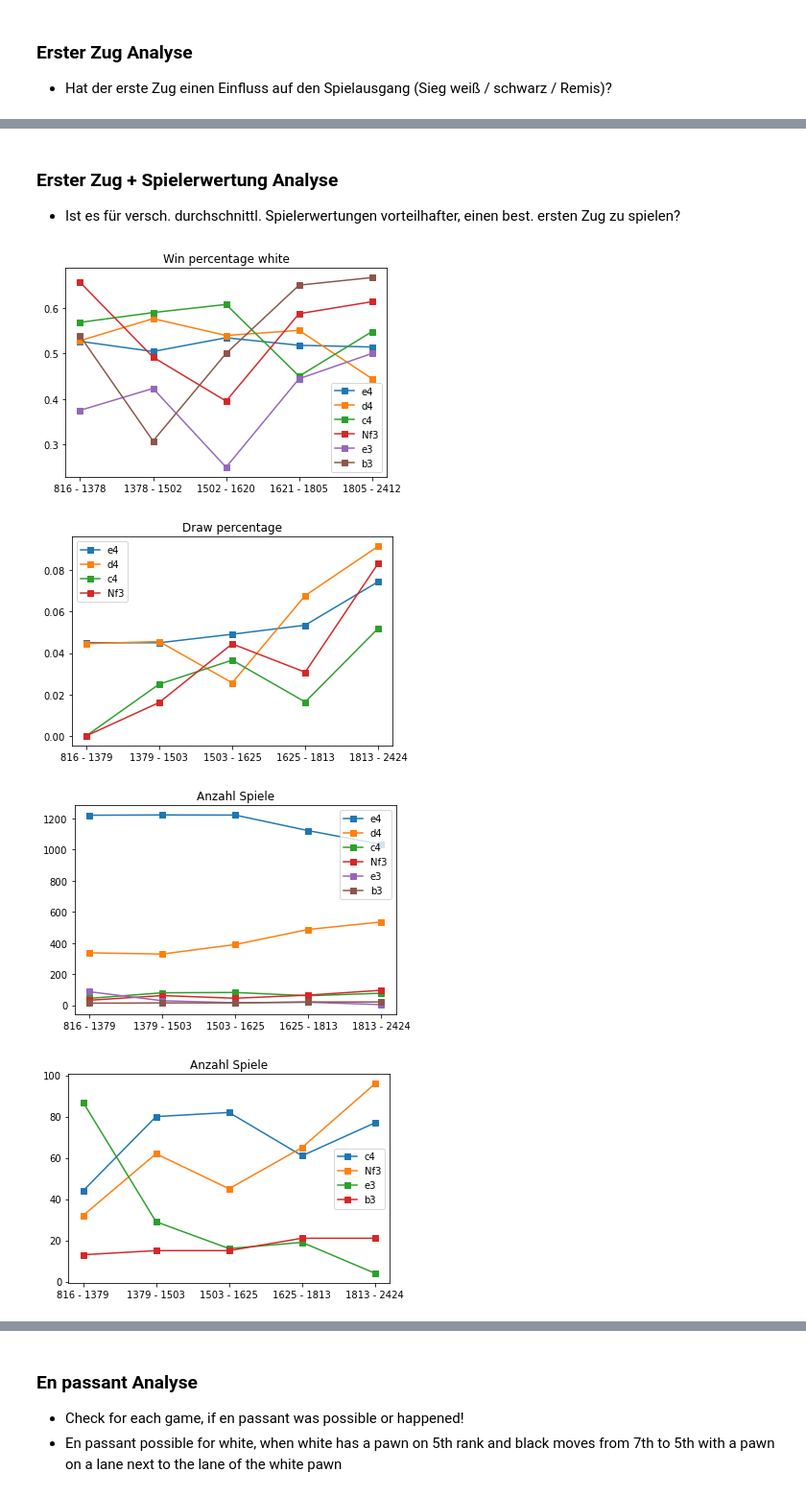
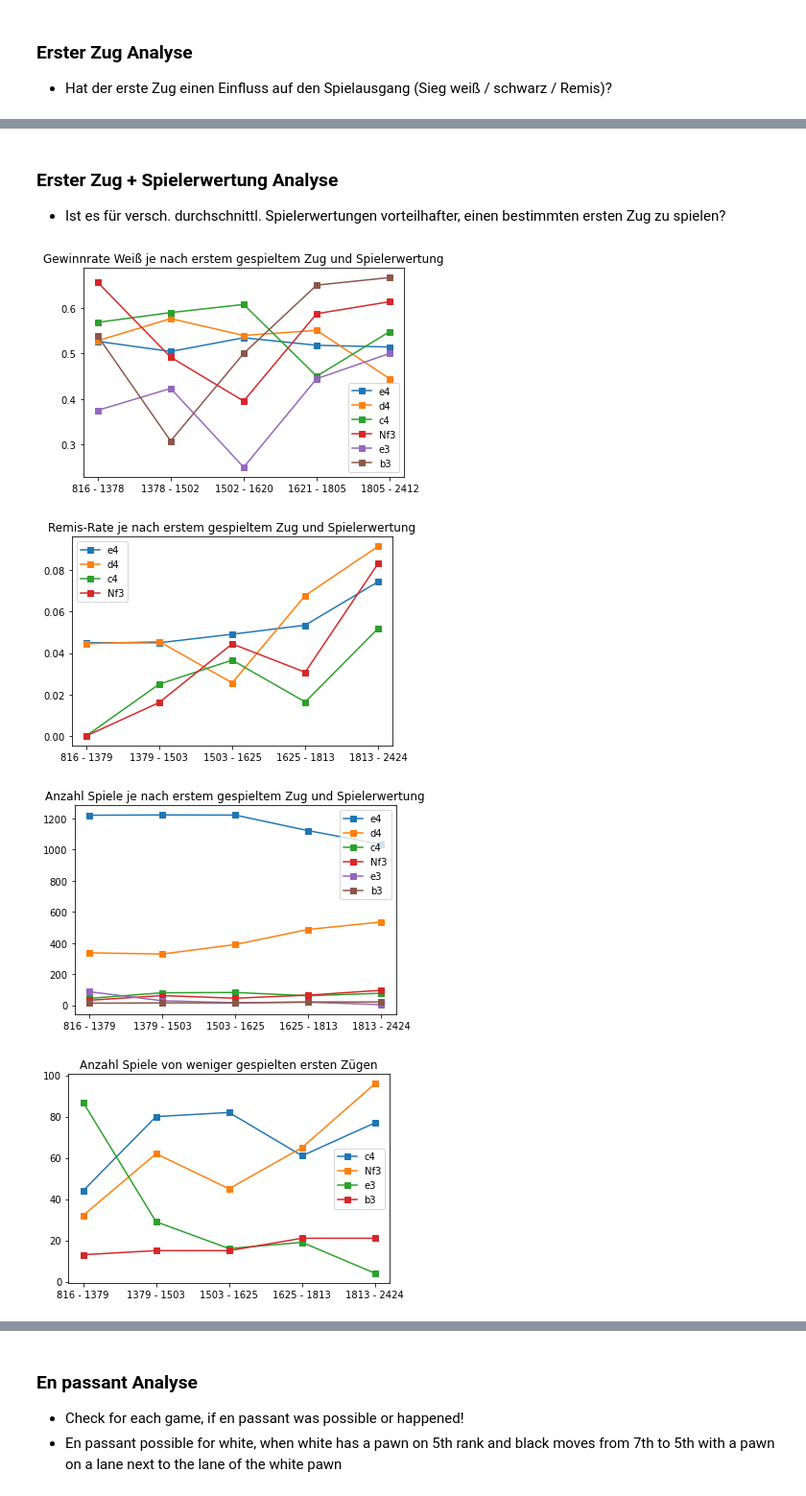
Before and after one commit to Krakenfreund/Schach, a Jupyter notebook: schach2.ipynb, the cells around one changed output, grey strips where cells are left out. Shown: that part at 96% size. Saved outputs shown, nothing was run; the diff lists cells and outputs as text; code cells hidden in the pictures.

```diff
--- a/schach2.ipynb
+++ b/schach2.ipynb
@@ -203,28 +206,26 @@ ax.legend(loc = "lower left")
 ax.set_title('Gewinnraten, n > 10')
 plt.show()
 
-# Beobachtungen:
-# Für den ersten Zug 'Nf3' scheint die Remis-Rate höher zu sein
-# Für 'c4' und 'Nf3' scheinen die Siegchancen für weiß noch höher zu sein
-
 # Signifikanztests
 # Erstelle Matrix für Remis - Nicht-Remis
 draws = [(winner['white'] + winner['black']).tolist(), winner['draw'].tolist()]
-print('Remis-Rate gg.über allen anderen Zügen, p-Werte Homogenitätstest:')
+print('Remis-Rate gg.über allen anderen Zügen, p-Werte')
 # Erstelle jeweils Matrix für ersten Zug i Remis - Nicht-Remis gegenüber alle anderen ersten Zügen:
 for i in range(len(draws[0])):
     draws_firstmov_i = [[draws[0][i], sum(draws[0][0:i]) + sum(draws[0][i+1:len(draws[0])])], [draws[1][i],sum(draws[1][0:i]) + sum(draws[1][i+1:len(draws[0])])]]
-    draws_test = stats.chi2_contingency(draws_firstmov_i) # Chi-Quadrat-Test
-    print(str(moves1[i]) + ': ' + str(draws_test.pvalue))
+    draws_test = stats.chi2_contingency(draws_firstmov_i) # Chi-Quadrat-Homogentitäts-Test
+    draws_binom = stats.binomtest(int(draws[1][i]), int(draws[1][i] + draws[0][i]), p = len(df2[df2['winner'] == 'draw']) / len(df2)) # Binomialtest
+    print(str(moves1[i]) + ': Homogenitätstest: ' + str(draws_test.pvalue) + '; Binomialtest: ' + str(draws_binom.pvalue))
 
 # Teste Gewinnraten für versch. erste Züge
 wins = [winner['white'].tolist(),  winner['black'].tolist()]
 print()
-print('Sieganteil weiß gg.über schwarz, p-Werte Homogenitätstest:')
+print('Sieganteil weiß gg.über schwarz, p-Werte:')
 for i in range(len(moves1)):
     wins_firstmov_i = [[wins[0][i], sum(wins[0][0:i]) + sum(wins[0][i+1:len(wins[0])])], [wins[1][i],sum(wins[1][0:i]) + sum(wins[1][i+1:len(wins[0])])]]
-    wins_test = stats.chi2_contingency(wins_firstmov_i) # Kontingenz-Test
-    print(str(moves1[i]) + ': ' + str(wins_test.pvalue))
+    wins_test = stats.chi2_contingency(wins_firstmov_i) # Chi-Quadrat-Homogentitäts-Test
+    wins_binom = stats.binomtest(int(wins[0][i]), int(wins[0][i] + wins[1][i]), p = len(df2[df2['winner'] == 'white']) / len(df2[df2['winner'] != 'draw']))
+    print(str(moves1[i]) + ':  Homogenitätstest: ' + str(wins_test.pvalue) + '; Binomialtest: ' + str(wins_binom.pvalue))
 # %% [output]
 [figure]
 [figure]
@@ -252,8 +254,8 @@ Ergebnis:
 # %% [markdown]
 ### Erster Zug + Spielerwertung Analyse
-- Ist es für versch. durchschnittl. Spielerwertungen vorteilhafter, einen best. ersten Zug zu spielen?
+- Ist es für versch. durchschnittl. Spielerwertungen vorteilhafter, einen bestimmten ersten Zug zu spielen?
 # %%
-div = 5
+div = 5 # Spielerwertung-Unterteilung
 moves = moves_tbl['first_move'].tolist()
 winner2 = {'white': np.zeros((len(moves),div)), 'black': np.zeros((len(moves),div)), 'draw': np.zeros((len(moves),div))}
 winner2_wb = {'white': np.zeros((len(moves),div)), 'black': np.zeros((len(moves),div))}
@@ -298,14 +300,14 @@ fig, ax = plt.subplots()
 for i in range(6):
     ax.plot(rating_wb, winner2_wb['white'][i], marker = 's', label = moves[i])
 ax.legend(loc = "best")
-ax.set_title('Win percentage white')
+ax.set_title('Gewinnrate Weiß je nach erstem gespieltem Zug und Spielerwertung')
 plt.show()
 
 fig, ax = plt.subplots()
 for i in range(4):
     ax.plot(rating, winner2['draw'][i], marker = 's', label = moves[i])
 ax.legend(loc = "best")
-ax.set_title('Draw percentage')
+ax.set_title('Remis-Rate je nach erstem gespieltem Zug und Spielerwertung')
 plt.show()
 
 # Häufigkeiten jeweiliger erster Züge
@@ -313,42 +315,45 @@ fig, ax = plt.subplots()
 for i in range(6):
     ax.plot(rating, winner['white'][i] + winner['black'][i] + winner['draw'][i], marker = 's', label = moves[i])
 ax.legend(loc = "best")
-ax.set_title('Anzahl Spiele')
+ax.set_title('Anzahl Spiele je nach erstem gespieltem Zug und Spielerwertung')
 plt.show()
 
 fig, ax = plt.subplots()
 for i in range(2, 6):
     ax.plot(rating, winner['white'][i] + winner['black'][i] + winner['draw'][i], marker = 's', label = moves[i])
 ax.legend(loc = "best")
-ax.set_title('Anzahl Spiele')
+ax.set_title('Anzahl Spiele von weniger gespielten ersten Zügen')
 plt.show()
 
 # Signifikanztests
 # Vergleiche Siegchance weiß für jede Spielwertungsabstufung für jeden Zug
-print('Sieganteil weiß gg.über schwarz, p-Werte Homogenitätstest:')
-for j in range(len(winner_wb['white'])):
+print('Sieganteil weiß gg.über schwarz, p-Werte: ')
+for j in range(10):
     wins = [winner_wb['white'][j].tolist(),  winner_wb['black'][j].tolist()]
     print(str(moves[j]))
     for i in range(len(wins[0])):
         wins_firstmov_i = [wins[0][i], wins[1][i]]
         wins_test = stats.chisquare(f_obs = wins_firstmov_i, f_exp = [sum([wins[0][i], wins[1][i]]) * len(df2[(df2["winner"] == 'white')])  / len(df2[df2['winner'] != 'draw']), sum([wins[0][i], wins[1][i]]) * len(df2[(df2["winner"] == 'black')])  / len(df2[df2['winner'] != 'draw'])])
-        print(str(rating_wb[i]) + ': ' + str(wins_test.pvalue))
+        wins_binom = stats.binomtest(int(wins[0][i]),  int(wins[1][i] + wins[0][i]), p = winperc_white)
+        print(str(rating_wb[i]) + ': Homog.test: ' + str(wins_test.pvalue) + '; Binomialtest: ' + str(wins_binom.pvalue))
     spearm = stats.spearmanr(winner_wb['white'][j] / (winner_wb['white'][j] + winner_wb['black'][j]), range(div))
     print('Spearman Korrelation: ' + str(spearm.statistic) + ', p-Wert: ' + str(spearm.pvalue))
 
 # Remis-Rate
+print()
 print('Remis-Rate: ')
-for j in range(len(winner['white'])):
+for j in range(10):
     draws = [(winner['white'][j] + winner['black'][j]).tolist(), winner['draw'][j].tolist()]
     print(str(moves[j]))
     for i in range(len(wins[0])):
         draws_firstmov_i = [draws[0][i], draws[1][i]]
         draws_test = stats.chisquare(f_obs = draws_firstmov_i, f_exp = [sum([draws[0][i], draws[1][i]]) * len(df2[(df2["winner"] != 'draw')])  / len(df2), sum([draws[0][i], draws[1][i]]) * len(df2[(df2["winner"] == 'draw')])  / len(df2)])
-        print(str(rating[i]) + ': ' + str(draws_test.pvalue))
+        draws_binom = stats.binomtest(int(draws[1][i]),  int(draws[1][i] + draws[0][i]), p = drawperc)
+        print(str(rating[i]) + ': Homog.test: ' + str(draws_test.pvalue) + '; Binomialtest: ' + str(draws_binom.pvalue))
     spearm = stats.spearmanr(winner['draw'][j] / (winner['white'][j] + winner_wb['black'][j] + winner['draw'][j]), range(div))
     print('Spearman Korrelation: ' + str(spearm.statistic) + ', p-Wert: ' + str(spearm.pvalue))
 # %% [output]
-[figure, old version]
+[figure, new version]
-[figure, old version]
+[figure, new version]
-[figure, old version]
+[figure, new version]
-[figure, old version]
+[figure, new version]
```
Also changed, not shown: parts of 5 cells of this notebook.
